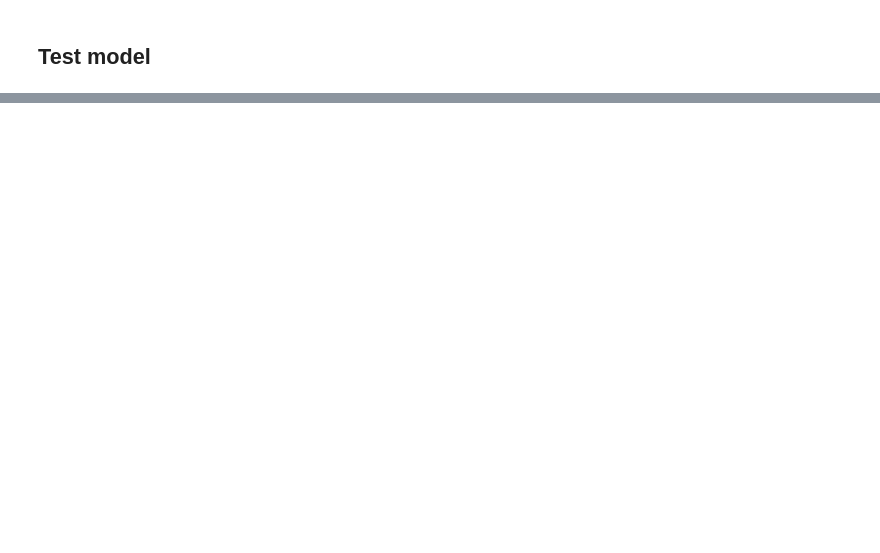
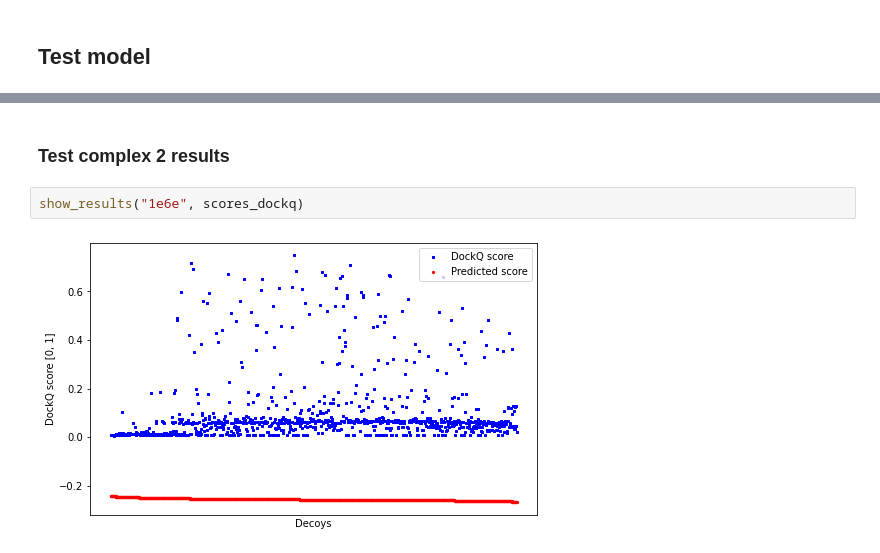
Before and after one commit to withai/Demo-Ranking-protein-protein-interfaces-using-GNN, a Jupyter notebook: Ranking protein-protein interfaces using Graph Convolution.ipynb, the cells around one changed output, grey strips where cells are left out. Cells and saved outputs as stored; diff of their text form; blank space fills up the shorter version.

```diff
--- a/Ranking protein-protein interfaces using Graph Convolution.ipynb
+++ b/Ranking protein-protein interfaces using Graph Convolution.ipynb
@@ -538,0 +545,6 @@ Top 50 : 2 complexes
+# %% [markdown]
+### Test complex 2 results
+# %%
+show_results("1e6e", scores_dockq)
+# %% [output]
+[figure, added]
```
Also changed, not shown: parts of 12 cells of this notebook, 2 other files.
